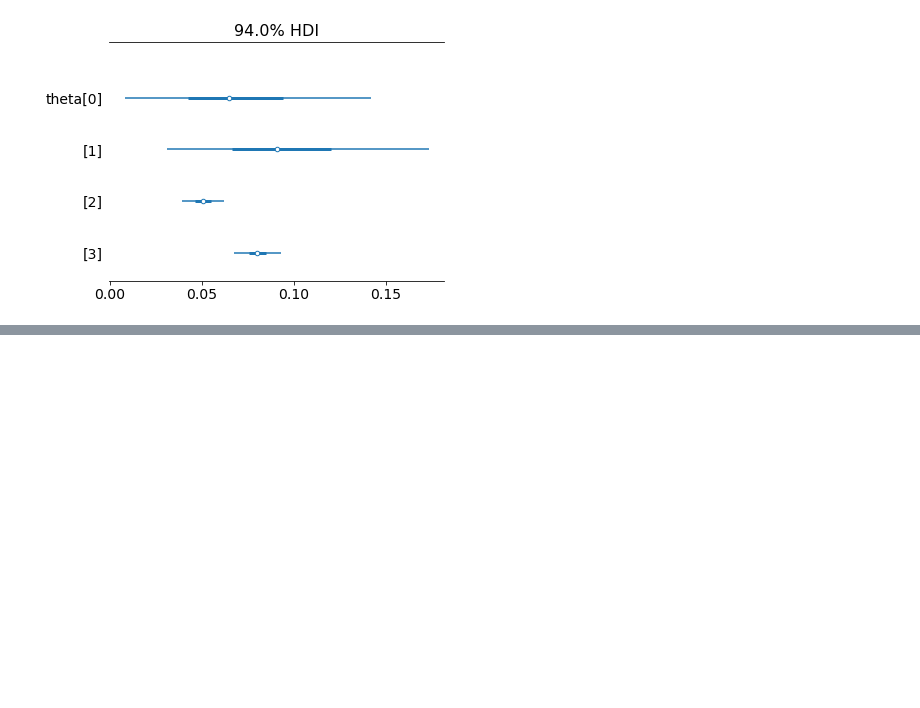
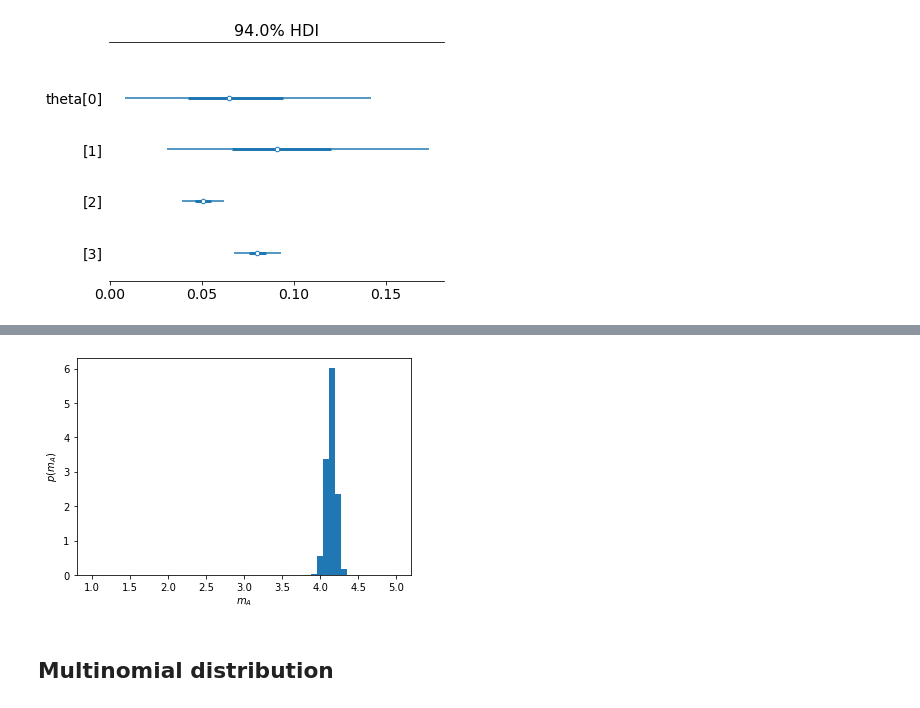
Before and after one commit to rosiananatalie/cs702-computational-interaction, a Jupyter notebook: lec02/probprog/pymc3.ipynb, the cells around one changed output, grey strips where cells are left out. Saved outputs shown, nothing was run; the diff lists cells and outputs as text; code cells hidden in the pictures; blank space fills up the shorter version.

```diff
--- a/lec02/probprog/pymc3.ipynb
+++ b/lec02/probprog/pymc3.ipynb
@@ -105,0 +153,12 @@ with model_two_designs:
+# %%
+weights = np.array([1, 2, 3, 4, 5])
+mean_product_a = [sum(row * weights) for row in trace_product_a['theta']]
+# %%
+plt.hist(mean_product_a, range=(1, 5), bins=50, density=True)
+plt.xlabel(r'$m_A$')
+plt.ylabel(r'$p(m_A)$')
+plt.show()
+# %% [output]
+[figure, added]
+# %% [markdown]
+## Multinomial distribution
```
Also changed, not shown: parts of 16 cells of this notebook, 1 other file.
